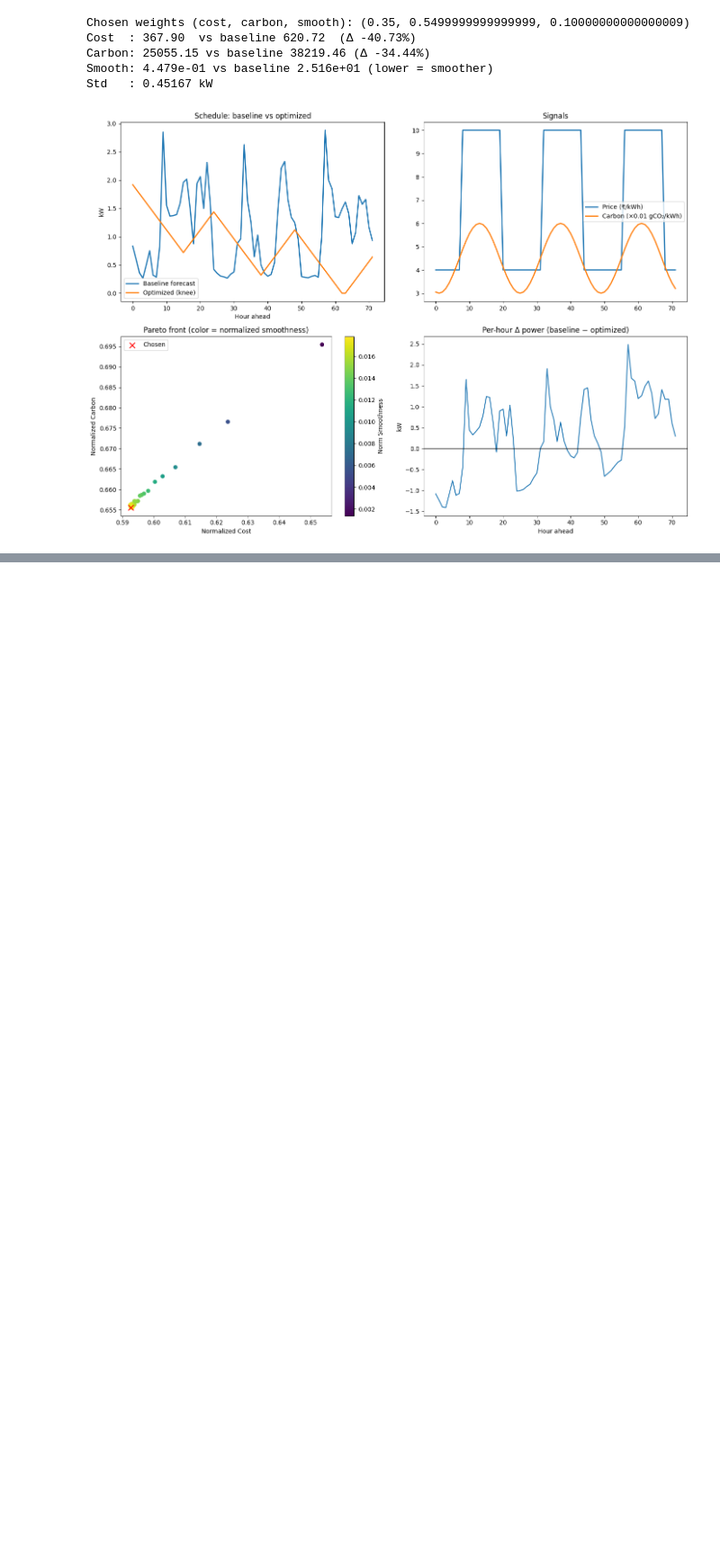
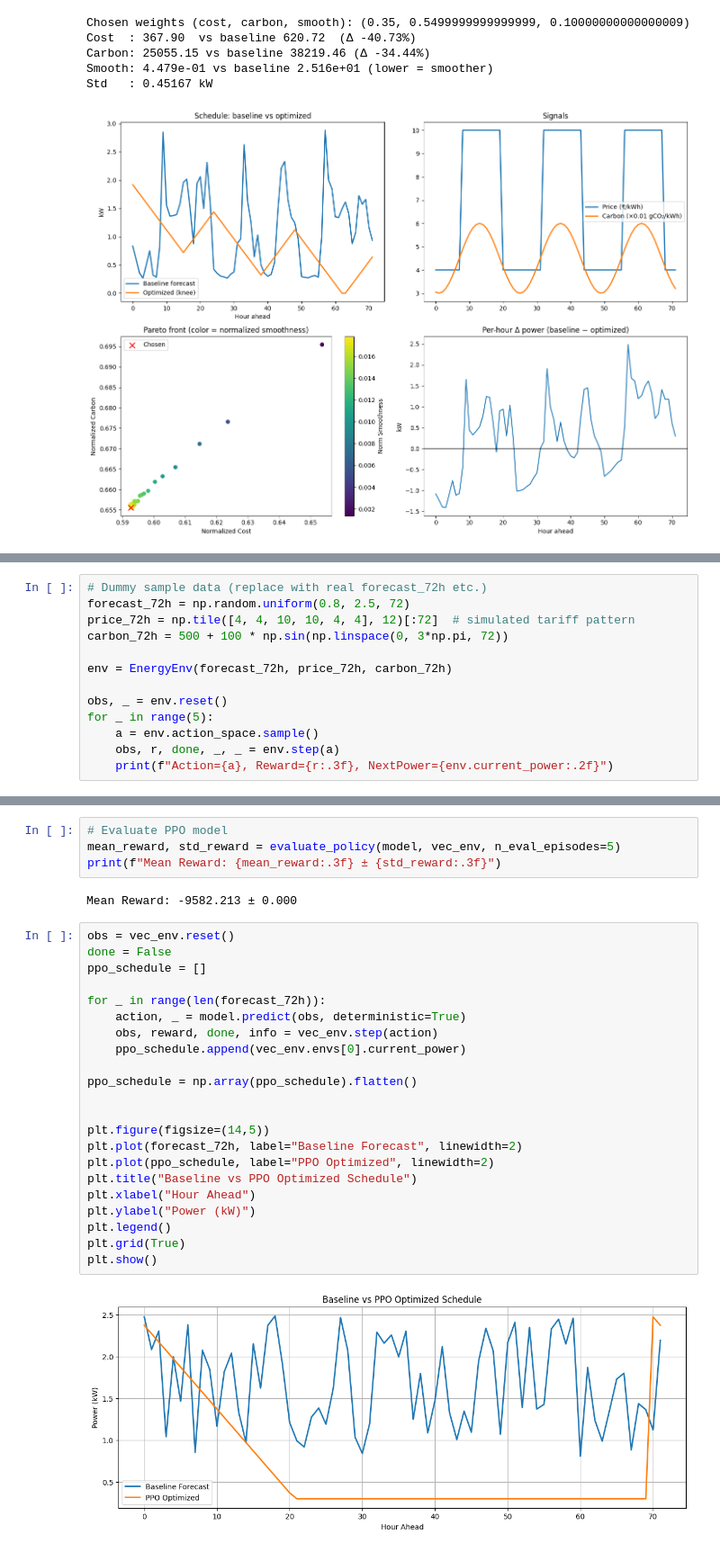
Before and after one commit to yashraj2310/Smart-energy-Forecast, a Jupyter notebook: endsem-project.ipynb, the cells around one changed output, grey strips where cells are left out. Shown at 90% size. Cells and saved outputs as stored; diff of their text form; blank space fills up the shorter version.

```diff
--- a/endsem-project.ipynb
+++ b/endsem-project.ipynb
@@ -970,0 +1088,13 @@ Std   : 0.45167 kW
+# %%
+# Dummy sample data (replace with real forecast_72h etc.)
+forecast_72h = np.random.uniform(0.8, 2.5, 72)
+price_72h = np.tile([4, 4, 10, 10, 4, 4], 12)[:72]  # simulated tariff pattern
+carbon_72h = 500 + 100 * np.sin(np.linspace(0, 3*np.pi, 72))
+
+env = EnergyEnv(forecast_72h, price_72h, carbon_72h)
+
+obs, _ = env.reset()
+for _ in range(5):
+    a = env.action_space.sample()
+    obs, r, done, _, _ = env.step(a)
+    print(f"Action={a}, Reward={r:.3f}, NextPower={env.current_power:.2f}")
@@ -970,0 +1180,30 @@ Std   : 0.45167 kW
+# %%
+# Evaluate PPO model
+mean_reward, std_reward = evaluate_policy(model, vec_env, n_eval_episodes=5)
+print(f"Mean Reward: {mean_reward:.3f} ± {std_reward:.3f}")
+# %% [output]
+Mean Reward: -9582.213 ± 0.000
+# %%
+obs = vec_env.reset()
+done = False
+ppo_schedule = []
+
+for _ in range(len(forecast_72h)):
+    action, _ = model.predict(obs, deterministic=True)
+    obs, reward, done, info = vec_env.step(action)
+    ppo_schedule.append(vec_env.envs[0].current_power)
+
+ppo_schedule = np.array(ppo_schedule).flatten()
+
+
+plt.figure(figsize=(14,5))
+plt.plot(forecast_72h, label="Baseline Forecast", linewidth=2)
+plt.plot(ppo_schedule, label="PPO Optimized", linewidth=2)
+plt.title("Baseline vs PPO Optimized Schedule")
+plt.xlabel("Hour Ahead")
+plt.ylabel("Power (kW)")
+plt.legend()
+plt.grid(True)
+plt.show()
+# %% [output]
+[figure, added]
```
Also changed, not shown: parts of 6 cells of this notebook.
